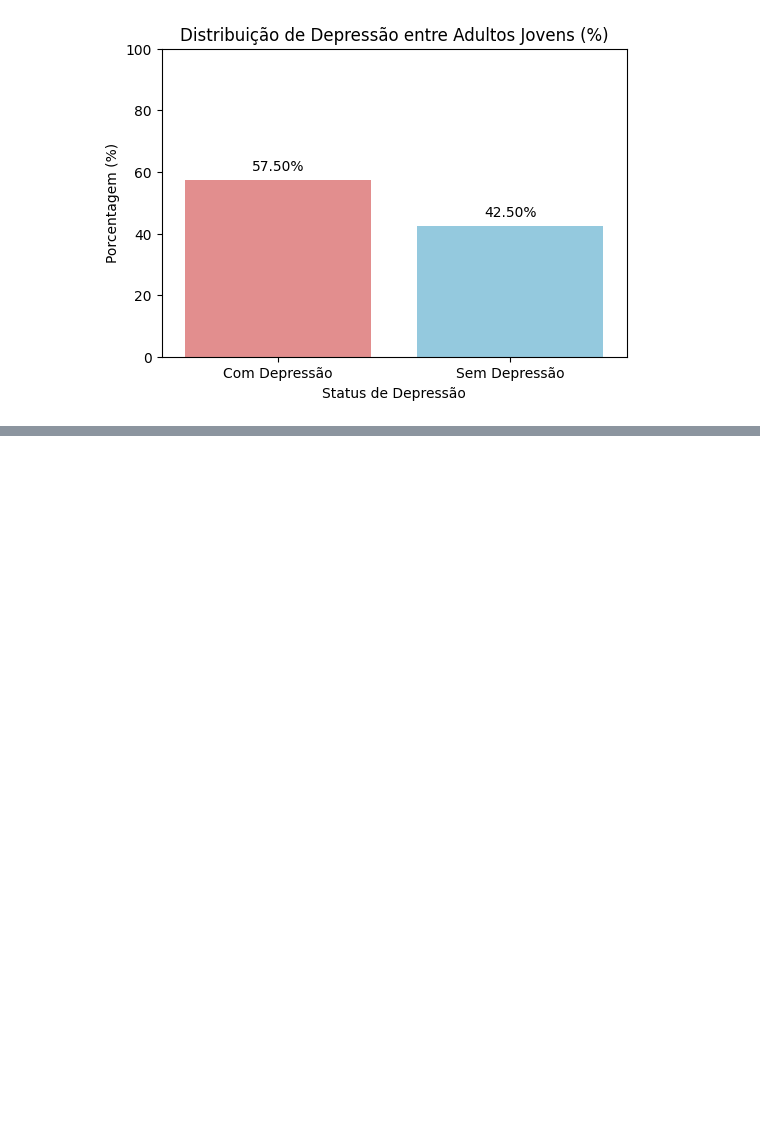
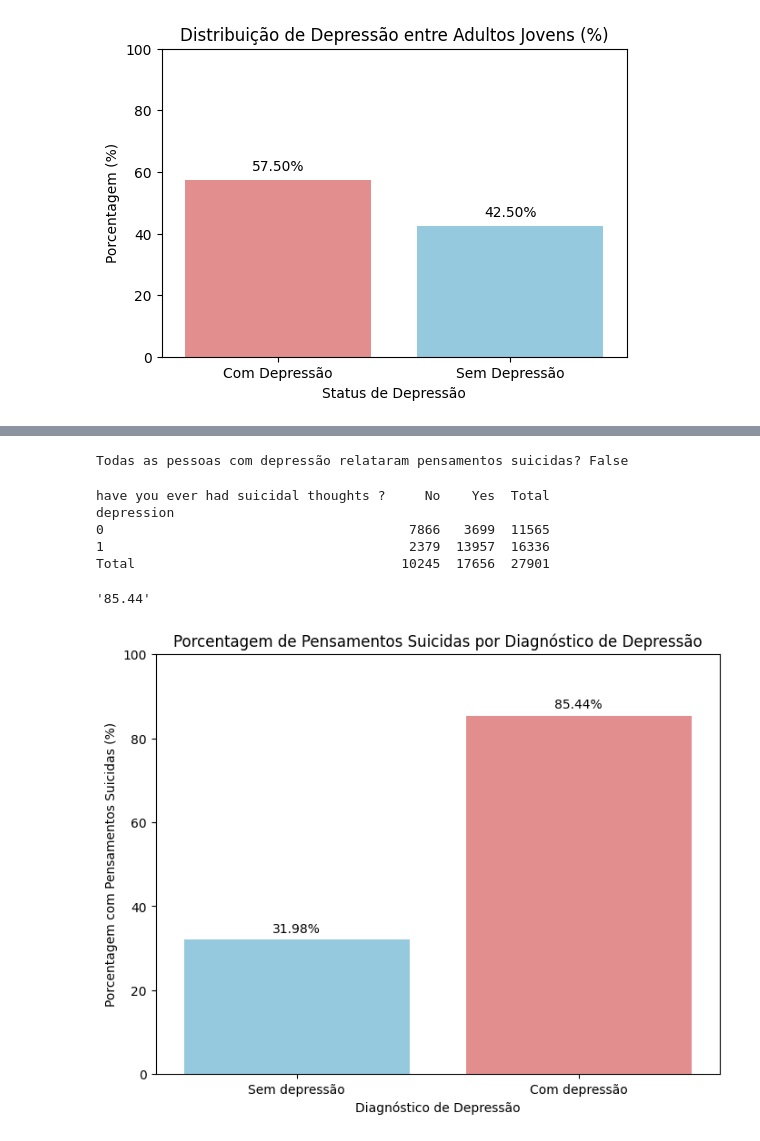
Before and after one commit to RenanVanbasten/mental-health-data-analysis, a Jupyter notebook: analise_exploratoria.ipynb, the cells around one changed output, grey strips where cells are left out. Cells and saved outputs as stored; diff of their text form; code cells hidden in the pictures; blank space fills up the shorter version.

```diff
--- a/analise_exploratoria.ipynb
+++ b/analise_exploratoria.ipynb
@@ -184,0 +247,54 @@ plt.show()
+# %%
+depressed = df[df['depression'] == 1]
+
+all_depressed_had_thoughts = (depressed['have you ever had suicidal thoughts ?'] == 1).all()
+
+print("Todas as pessoas com depressão relataram pensamentos suicidas?", all_depressed_had_thoughts)
+# %% [output]
+Todas as pessoas com depressão relataram pensamentos suicidas? False
+# %%
+cross_tab = pd.crosstab(
+    df['depression'],
+    df['have you ever had suicidal thoughts ?'],
+    margins=True,
+    margins_name="Total"
+)
+
+print(cross_tab)
+# %% [output]
+have you ever had suicidal thoughts ?     No    Yes  Total
+depression
+0                                       7866   3699  11565
+1                                       2379  13957  16336
+Total                                  10245  17656  27901
+# %%
+cal_porcentagem(13957, 16336)
+# %% [output]
+'85.44'
+# %%
+data = {
+    'Depressão': ['Não', 'Sim'],
+    'Pensamentos Suicidas (Sim)': [3699, 13957],
+    'Total': [11565, 16336]
+}
+df_plot = pd.DataFrame(data)
+
+df_plot['Percentage'] = (df_plot['Pensamentos Suicidas (Sim)'] / df_plot['Total']) * 100
+
+plt.figure(figsize=(8, 6))
+ax = sns.barplot(x='Depressão', y='Percentage', hue='Depressão', data=df_plot, palette=['skyblue', 'lightcoral'], legend=False)
+plt.title('Porcentagem de Pensamentos Suicidas por Diagnóstico de Depressão')
+plt.xlabel('Diagnóstico de Depressão')
+plt.ylabel('Porcentagem com Pensamentos Suicidas (%)')
+plt.ylim(0, 100)
+
+ax.set_xticks([0, 1])
+ax.set_xticklabels(['Sem depressão', 'Com depressão'])
+
+for p in ax.patches:
+    height = p.get_height()
+    ax.text(p.get_x() + p.get_width() / 2., height + 1, f'{height:.2f}%', ha='center', va='bottom')
+
+plt.show()
+# %% [output]
+[figure, added]
```
Also changed, not shown: parts of 5 cells of this notebook.
